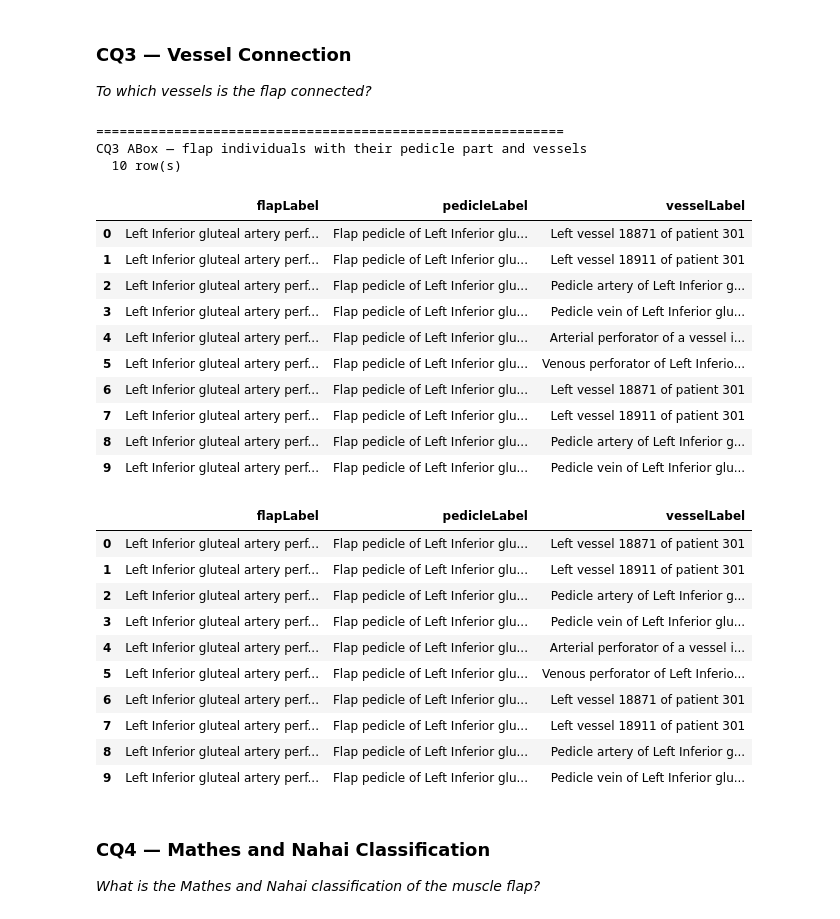
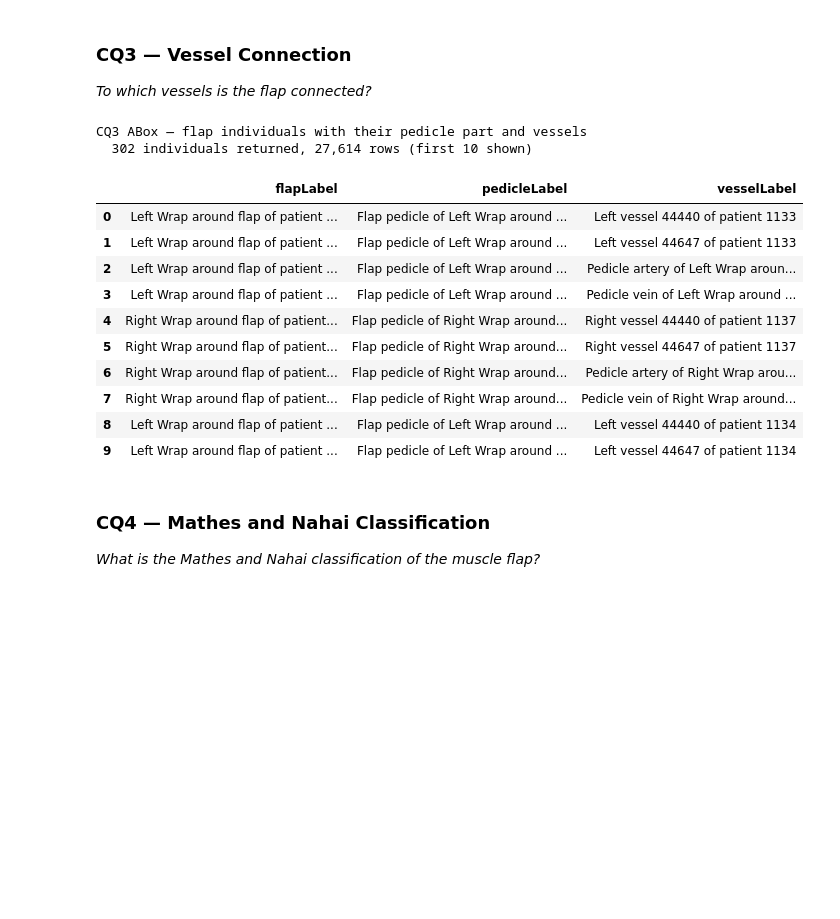
Before and after one commit to Strubbelig/Flap-ontology-project, a Jupyter notebook: notebooks/cq_sparql_queries.ipynb, the cells around one changed output. Saved outputs shown, nothing was run; the diff lists cells and outputs as text; code cells hidden in the pictures; blank space fills up the shorter version.

```diff
--- a/notebooks/cq_sparql_queries.ipynb
+++ b/notebooks/cq_sparql_queries.ipynb
@@ -67,23 +93,34 @@ def run(sparql, limit=20, title="", graph=None):
 # %%
-from rdflib import RDFS, URIRef
+SUBCLASS_OF = 'http://www.w3.org/2000/01/rdf-schema#subClassOf'
 
-# Only types actually asserted in the graph — keeps VALUES strings small
-_all_types = set(g.objects(None, RDF.type))
+
+def _select(query, var):
+    return [s[var].value for s in store.query(query)]
+
+
+# Only classes that occur as types in the ABox are put into VALUES
+_all_types = set(_select('SELECT DISTINCT ?t WHERE { ?x a ?t FILTER(isIRI(?t)) }', 't'))
+
+
+def _subclasses(root):
+    """root and all its transitive subclasses."""
+    return {root} | set(_select(f'SELECT DISTINCT ?c WHERE {{ ?c <{SUBCLASS_OF}>* <{root}> FILTER(isIRI(?c)) }}', 'c'))
+
 
 def _cls_vals(*roots):
-    """Transitive subclasses of roots that appear as types in the graph."""
+    """Transitive subclasses of roots that appear as types in the ABox."""
     subs = set(roots)
     for r in roots:
-        subs.update(c for c in g.transitive_subjects(RDFS.subClassOf, r) if isinstance(c, URIRef))
+        subs |= _subclasses(r)
     used = subs & _all_types or subs
-    return " ".join(f"<{c}>" for c in used)
+    return " ".join(f"<{c}>" for c in sorted(used))
+
 
 def _pair_vals(*roots):
-    """(root, subclass) pairs where subclass appears as a type in the graph."""
+    """(root, subclass) pairs where the subclass appears as a type in the ABox."""
     pairs, seen = [], set()
     for r in roots:
-        subs = {r} | {c for c in g.transitive_subjects(RDFS.subClassOf, r) if isinstance(c, URIRef)}
-        for sub in subs & _all_types:
+        for sub in sorted(_subclasses(r) & _all_types):
             if (r, sub) not in seen:
                 seen.add((r, sub))
                 pairs.append(f"(<{r}> <{sub}>)")
@@ -109,7 +146,7 @@ vasc_pairs     = _pair_vals(OFL.OFLID10004, OFL.OFLID10077, OFL.OFLID10076,
 flow_pairs     = _pair_vals(OFL.OFLID10113, OFL.OFLID10123)
 movement_pairs = _pair_vals(OFL.OFLID10014, OFL.OFLID10067, OFL.OFLID10070, OFL.OFLID10132)
 
-_mn_direct     = [c for c in g.subjects(RDFS.subClassOf, OFL.OFLID10135) if isinstance(c, URIRef)]
+_mn_direct     = _select(f'SELECT DISTINCT ?c WHERE {{ ?c <{SUBCLASS_OF}> <{OFL.OFLID10135}> FILTER(isIRI(?c)) }}', 'c')
 mn_task3_pairs = _pair_vals(*_mn_direct)
 
 # backward-compat alias used by CQ1
@@ -218,45 +231,33 @@ CQ2 ABox — flap individuals with size qualities (volume / mass)
 # %%
 _cq3 = """
 SELECT ?flapLabel ?pedicleLabel ?vesselLabel
 WHERE {
   VALUES ?cls { CLS }
   ?flap rdf:type owl:NamedIndividual ;
         rdf:type ?cls ;
         ofl:OFLID13296 ?pedicle .
   ?pedicle ofl:OFLID13296 ?vessel .
   OPTIONAL { ?flap    rdfs:label ?flapLabel }
   OPTIONAL { ?pedicle rdfs:label ?pedicleLabel }
   OPTIONAL { ?vessel  rdfs:label ?vesselLabel }
-} LIMIT 10
+}
 """
 run(_cq3.replace("CLS", _cls_vals(OFL.OFLID10002)),
-    title="CQ3 ABox — flap individuals with their pedicle part and vessels")
+    key="CQ3", title="CQ3 ABox — flap individuals with their pedicle part and vessels")
 # %% [output]
-============================================================
 CQ3 ABox — flap individuals with their pedicle part and vessels
-  10 row(s)
+  302 individuals returned, 27,614 rows (first 10 shown)
 |  | flapLabel | pedicleLabel | vesselLabel |
-| 0 | Left Inferior gluteal artery perf... | Flap pedicle of Left Inferior glu... | Left vessel 18871 of patient 301 |
-| 1 | Left Inferior gluteal artery perf... | Flap pedicle of Left Inferior glu... | Left vessel 18911 of patient 301 |
-| 2 | Left Inferior gluteal artery perf... | Flap pedicle of Left Inferior glu... | Pedicle artery of Left Inferior g... |
-| 3 | Left Inferior gluteal artery perf... | Flap pedicle of Left Inferior glu... | Pedicle vein of Left Inferior glu... |
-| 4 | Left Inferior gluteal artery perf... | Flap pedicle of Left Inferior glu... | Arterial perforator of a vessel i... |
-| 5 | Left Inferior gluteal artery perf... | Flap pedicle of Left Inferior glu... | Venous perforator of Left Inferio... |
-| 6 | Left Inferior gluteal artery perf... | Flap pedicle of Left Inferior glu... | Left vessel 18871 of patient 301 |
-| 7 | Left Inferior gluteal artery perf... | Flap pedicle of Left Inferior glu... | Left vessel 18911 of patient 301 |
-| 8 | Left Inferior gluteal artery perf... | Flap pedicle of Left Inferior glu... | Pedicle artery of Left Inferior g... |
-| 9 | Left Inferior gluteal artery perf... | Flap pedicle of Left Inferior glu... | Pedicle vein of Left Inferior glu... |
+| 0 | Left Wrap around flap of patient ... | Flap pedicle of Left Wrap around ... | Left vessel 44440 of patient 1133 |
+| 1 | Left Wrap around flap of patient ... | Flap pedicle of Left Wrap around ... | Left vessel 44647 of patient 1133 |
+| 2 | Left Wrap around flap of patient ... | Flap pedicle of Left Wrap around ... | Pedicle artery of Left Wrap aroun... |
+| 3 | Left Wrap around flap of patient ... | Flap pedicle of Left Wrap around ... | Pedicle vein of Left Wrap around ... |
+| 4 | Right Wrap around flap of patient... | Flap pedicle of Right Wrap around... | Right vessel 44440 of patient 1137 |
+| 5 | Right Wrap around flap of patient... | Flap pedicle of Right Wrap around... | Right vessel 44647 of patient 1137 |
+| 6 | Right Wrap around flap of patient... | Flap pedicle of Right Wrap around... | Pedicle artery of Right Wrap arou... |
+| 7 | Right Wrap around flap of patient... | Flap pedicle of Right Wrap around... | Pedicle vein of Right Wrap around... |
+| 8 | Left Wrap around flap of patient ... | Flap pedicle of Left Wrap around ... | Left vessel 44440 of patient 1134 |
+| 9 | Left Wrap around flap of patient ... | Flap pedicle of Left Wrap around ... | Left vessel 44647 of patient 1134 |
-|  | flapLabel | pedicleLabel | vesselLabel |
-| 0 | Left Inferior gluteal artery perf... | Flap pedicle of Left Inferior glu... | Left vessel 18871 of patient 301 |
-| 1 | Left Inferior gluteal artery perf... | Flap pedicle of Left Inferior glu... | Left vessel 18911 of patient 301 |
-| 2 | Left Inferior gluteal artery perf... | Flap pedicle of Left Inferior glu... | Pedicle artery of Left Inferior g... |
-| 3 | Left Inferior gluteal artery perf... | Flap pedicle of Left Inferior glu... | Pedicle vein of Left Inferior glu... |
-| 4 | Left Inferior gluteal artery perf... | Flap pedicle of Left Inferior glu... | Arterial perforator of a vessel i... |
-| 5 | Left Inferior gluteal artery perf... | Flap pedicle of Left Inferior glu... | Venous perforator of Left Inferio... |
-| 6 | Left Inferior gluteal artery perf... | Flap pedicle of Left Inferior glu... | Left vessel 18871 of patient 301 |
-| 7 | Left Inferior gluteal artery perf... | Flap pedicle of Left Inferior glu... | Left vessel 18911 of patient 301 |
-| 8 | Left Inferior gluteal artery perf... | Flap pedicle of Left Inferior glu... | Pedicle artery of Left Inferior g... |
-| 9 | Left Inferior gluteal artery perf... | Flap pedicle of Left Inferior glu... | Pedicle vein of Left Inferior glu... |
 # %% [markdown]
 ### CQ4 — Mathes and Nahai Classification
 *What is the Mathes and Nahai classification of the muscle flap?*
```
Also changed, not shown: parts of 30 cells of this notebook, 16 other files.
